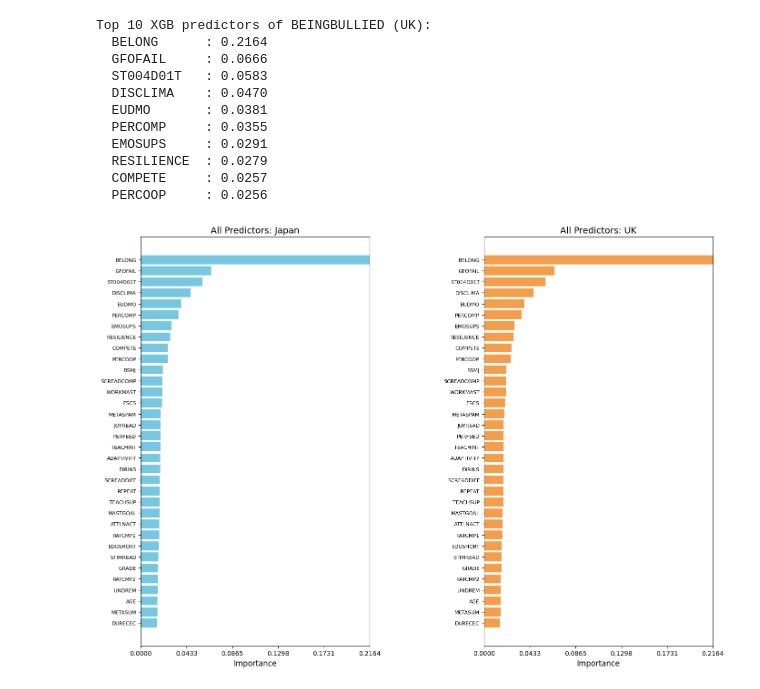
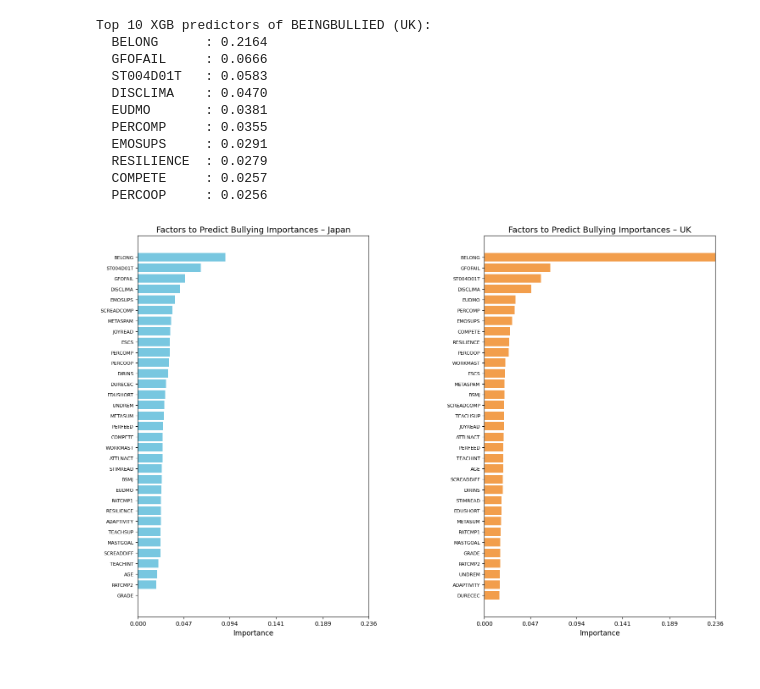
Before and after one commit to adhiv2007/EduMinds-Research, a Jupyter notebook: notebooks/02_load_clean_test_uk.ipynb, the cells around one changed output. Drawn from its saved outputs; the diff is of its cells as text; code cells hidden in the pictures.

```diff
--- a/notebooks/02_load_clean_test_uk.ipynb
+++ b/notebooks/02_load_clean_test_uk.ipynb
@@ -231,83 +231,63 @@ import numpy as np
 from xgboost import XGBRegressor
 import matplotlib.pyplot as plt
 
-df_jpn = pd.read_pickle("../data/processed/japan_clean_final.pkl")  # loads the final cleaned Japan data
-df_jpn = df.dropna(subset=["BEINGBULLIED"])  # drops rows with missing values in the dependent variable
+df_jpn = pd.read_pickle("../data/processed/japan_clean_final.pkl").dropna(subset=["BEINGBULLIED"])
+df_uk  = pd.read_pickle("../data/processed/uk_clean_final.pkl").dropna(subset=["BEINGBULLIED"])
 
-df_uk = pd.read_pickle("../data/processed/uk_clean_final.pkl")  # loads the final cleaned UK data
-df_uk = df.dropna(subset=["BEINGBULLIED"])  # drops rows with missing values in the dependent variable
+X_jpn, y_jpn = df_jpn.drop(columns=["BEINGBULLIED"]), df_jpn["BEINGBULLIED"]
+X_uk,  y_uk  = df_uk.drop(columns=["BEINGBULLIED"]),  df_uk ["BEINGBULLIED"]
 
+X_uk = X_uk[X_jpn.columns]
 
-X_jpn = df_jpn.drop(columns=["BEINGBULLIED"])
-y_jpn = df_jpn["BEINGBULLIED"]
-
-X_uk = df_uk.drop(columns=["BEINGBULLIED"])
-y_uk = df_uk["BEINGBULLIED"]
-
-best_xgb_jpn = XGBRegressor(
-    n_estimators = 300,
-    max_depth = 4,
-    learning_rate = 0.05,
-    subsample = 0.8,
+xgb_params = dict(
+    n_estimators     = 300,
+    max_depth        = 4,
+    learning_rate    = 0.05,
+    subsample        = 0.8,
     colsample_bytree = 0.8,
-    reg_lambda = 4,
-    reg_alpha = 0.6,
+    reg_lambda       = 4,
+    reg_alpha        = 0.6,
     min_child_weight = 5,
-    objective = "reg:squarederror",
-    gamma = 0,
-    random_state = 42,
-    verbosity = 0
+    gamma            = 0,
+    objective        = "reg:squarederror",
+    random_state     = 42,
+    verbosity        = 0
 )
 
-best_xgb_uk = XGBRegressor(
-    n_estimators = 300,
-    max_depth = 4,
-    learning_rate = 0.05,
-    subsample = 0.8,
-    colsample_bytree = 0.8,
-    reg_lambda = 4,
-    reg_alpha = 0.6,
-    min_child_weight = 5,
-    objective = "reg:squarederror",
-    gamma = 0,
-    random_state = 42,
-    verbosity = 0
-)
+model_jpn = XGBRegressor(**xgb_params).fit(X_jpn, y_jpn)
+model_uk  = XGBRegressor(**xgb_params).fit(X_uk,  y_uk)
 
-best_xgb_jpn.fit(X_jpn, y_jpn)
-imp_jpn = best_xgb_jpn.feature_importances_
+imp_jpn = model_jpn.feature_importances_
+imp_uk  = model_uk .feature_importances_
 
-best_xgb_uk.fit(X_uk, y_uk)
-imp_uk = best_xgb_uk.feature_importances_
+feature_names = X_jpn.columns.tolist()
 
-feature_names = X.columns.tolist()
-df_imp_jpn = pd.DataFrame({"feature": feature_names, "importance": imp_jpn}) \
-    .sort_values("importance", ascending=True)
-df_imp_uk = pd.DataFrame({"feature": feature_names, "importance": imp_uk}) \
-    .sort_values("importance", ascending=True)
+df_imp_jpn = (pd.DataFrame({"feature": feature_names, "importance": imp_jpn})
+                .sort_values("importance", ascending=True))
+df_imp_uk  = (pd.DataFrame({"feature": feature_names, "importance": imp_uk})
+                .sort_values("importance", ascending=True))
 
 max_imp = max(df_imp_jpn["importance"].max(), df_imp_uk["importance"].max())
+xticks  = np.linspace(0, max_imp, 6).round(3)
 
-xticks = np.linspace(0, max_imp, 6)
-
-fig, axes = plt.subplots(1, 2, figsize=(14, 10), sharex=True)
+fig, axes = plt.subplots(1, 2, figsize=(15, 10), sharex=True)
 
 axes[0].barh(df_imp_jpn["feature"], df_imp_jpn["importance"], color="#78C7E0")
-axes[0].set_title("All Predictors: Japan", fontsize=14)
+axes[0].set_title("Factors to Predict Bullying Importances – Japan",  fontsize=14)
 axes[0].set_xlabel("Importance", fontsize=12)
 axes[0].set_xlim(0, max_imp)
 axes[0].set_xticks(xticks)
 axes[0].tick_params(axis="y", labelsize=8)
 
-axes[1].barh(df_imp_uk["feature"], df_imp_uk["importance"], color="#F29E4C")
-axes[1].set_title("All Predictors: UK", fontsize=14)
+axes[1].barh(df_imp_uk["feature"],  df_imp_uk["importance"],  color="#F29E4C")
+axes[1].set_title("Factors to Predict Bullying Importances – UK",     fontsize=14)
 axes[1].set_xlabel("Importance", fontsize=12)
 axes[1].set_xlim(0, max_imp)
 axes[1].set_xticks(xticks)
 axes[1].tick_params(axis="y", labelsize=8)
 
 plt.tight_layout()
 plt.subplots_adjust(wspace=0.5)
 plt.show()
 # %% [output]
-[figure, old version]
+[figure, new version]
```
Also changed, not shown: 1 other file.
